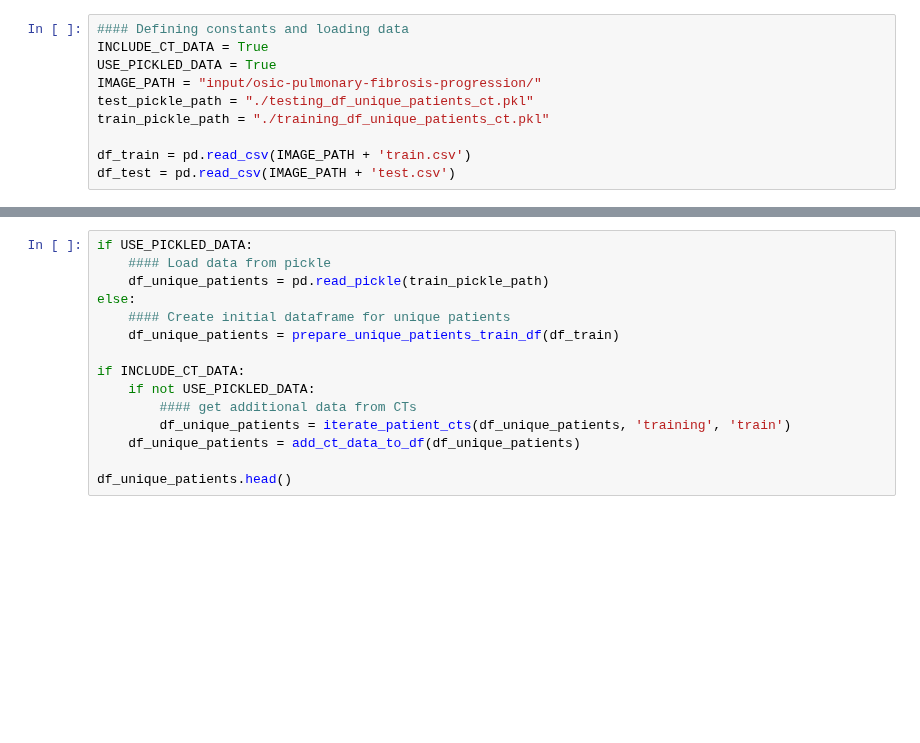
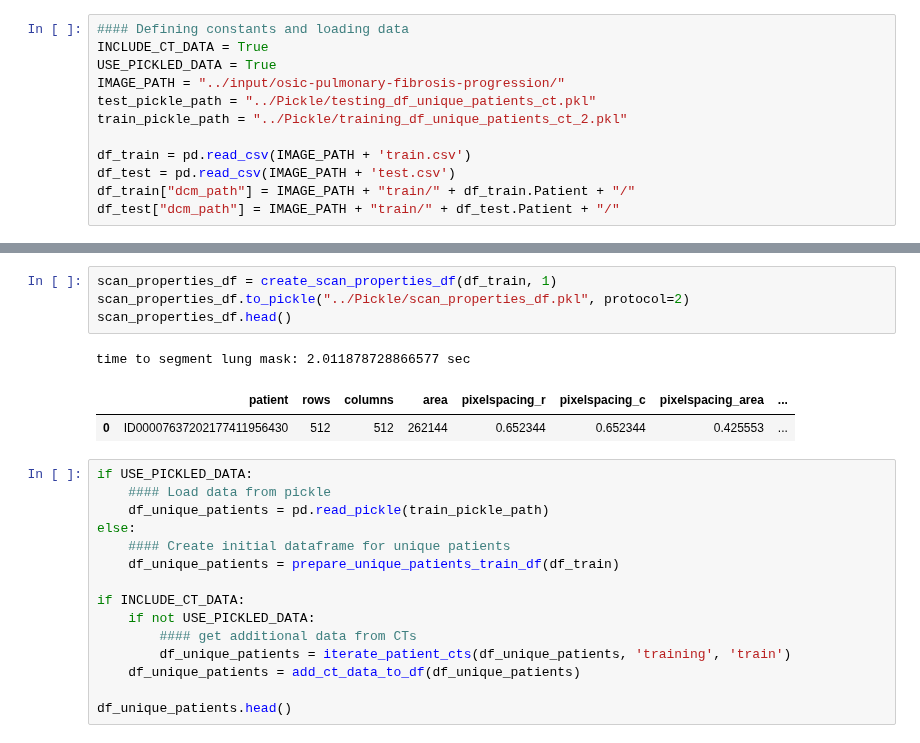
Before and after one commit to andreasquauke/udacity-capstone-project, a Jupyter notebook: Notebooks/test.ipynb, the cells around one changed output, grey strips where cells are left out. Drawn from its saved outputs; the diff is of its cells as text; blank space fills up the shorter version.

```diff
--- a/Notebooks/test.ipynb
+++ b/Notebooks/test.ipynb
@@ -31,9 +40,11 @@ sns.set_style("whitegrid")
 #### Defining constants and loading data
 INCLUDE_CT_DATA = True
 USE_PICKLED_DATA = True
-IMAGE_PATH = "input/osic-pulmonary-fibrosis-progression/"
-test_pickle_path = "./testing_df_unique_patients_ct.pkl"
-train_pickle_path = "./training_df_unique_patients_ct.pkl"
+IMAGE_PATH = "../input/osic-pulmonary-fibrosis-progression/"
+test_pickle_path = "../Pickle/testing_df_unique_patients_ct.pkl"
+train_pickle_path = "../Pickle/training_df_unique_patients_ct_2.pkl"
 
 df_train = pd.read_csv(IMAGE_PATH + 'train.csv')
 df_test = pd.read_csv(IMAGE_PATH + 'test.csv')
+df_train["dcm_path"] = IMAGE_PATH + "train/" + df_train.Patient + "/"
+df_test["dcm_path"] = IMAGE_PATH + "train/" + df_test.Patient + "/"
@@ -681,3 +943,11 @@ def add_ct_data_to_df(ct_df):
+# %%
+scan_properties_df = create_scan_properties_df(df_train, 1)
+scan_properties_df.to_pickle("../Pickle/scan_properties_df.pkl", protocol=2)
+scan_properties_df.head()
+# %% [output]
+time to segment lung mask: 2.011878728866577 sec
+|  | patient | rows | columns | area | pixelspacing_r | pixelspacing_c | pixelspacing_area | ... |
+| 0 | ID00007637202177411956430 | 512 | 512 | 262144 | 0.652344 | 0.652344 | 0.425553 | ... |
 # %%
 if USE_PICKLED_DATA:
     #### Load data from pickle
```
Also changed, not shown: parts of 8 cells of this notebook, 5 other files.
